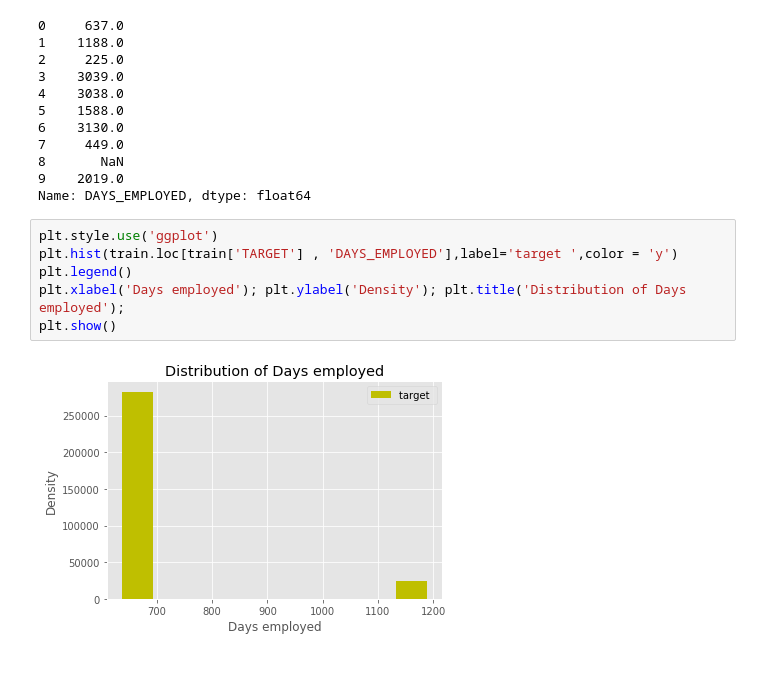
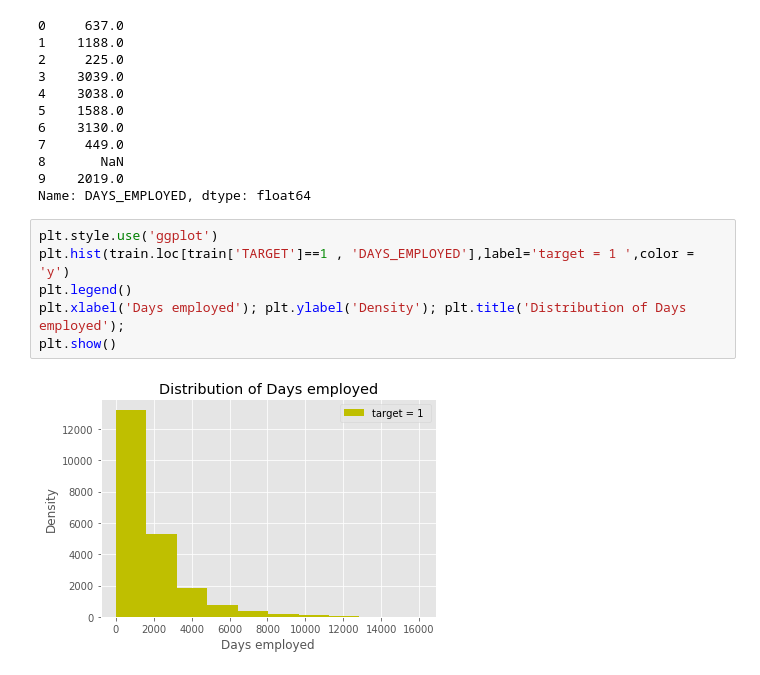
Before and after one commit to vic22981106/2nd-ML100Days, a Jupyter notebook: homework/Day_013_HW.ipynb, the cells around one changed output. Drawn from its saved outputs; the diff is of its cells as text.

```diff
--- a/homework/Day_013_HW.ipynb
+++ b/homework/Day_013_HW.ipynb
@@ -130,9 +130,9 @@ train['DAYS_EMPLOYED'].head(10)
 Name: DAYS_EMPLOYED, dtype: float64
 # %%
 plt.style.use('ggplot')
-plt.hist(train.loc[train['TARGET'] , 'DAYS_EMPLOYED'],label='target ',color = 'y')
+plt.hist(train.loc[train['TARGET']==1 , 'DAYS_EMPLOYED'],label='target = 1 ',color = 'y')
 plt.legend()
 plt.xlabel('Days employed'); plt.ylabel('Density'); plt.title('Distribution of Days employed');
 plt.show()
 # %% [output]
-[figure, old version]
+[figure, new version]
```
Also changed, not shown: parts of 3 cells of this notebook, 1 other file.
